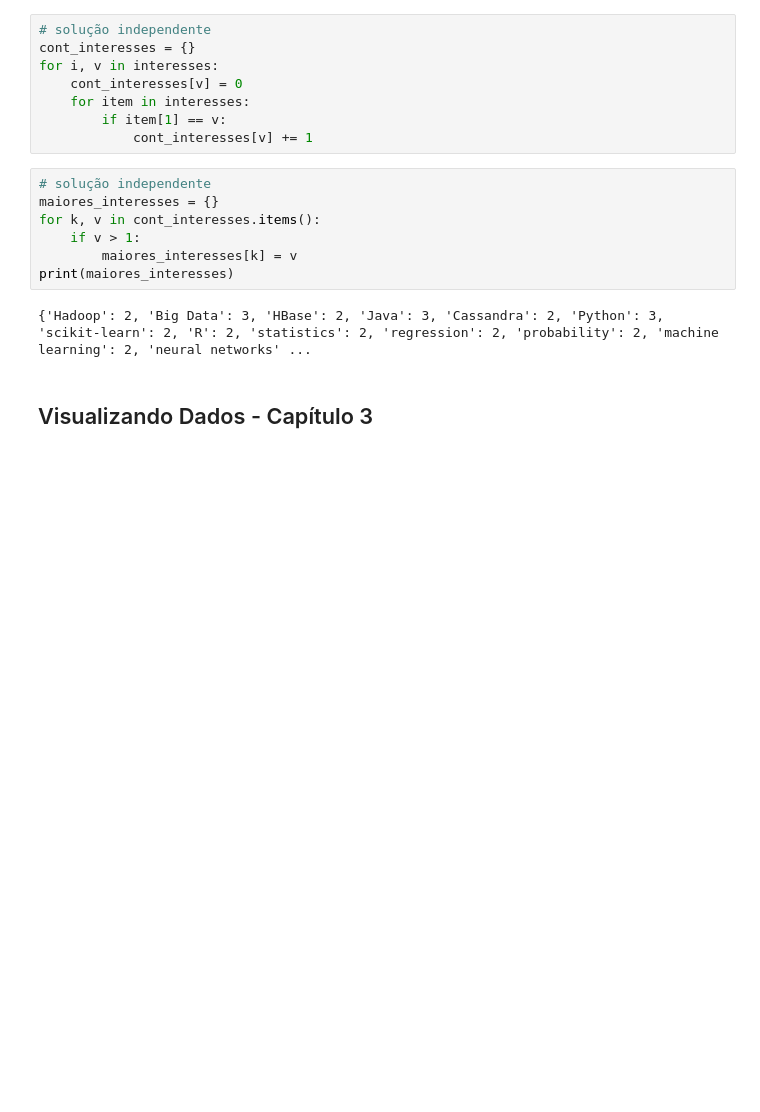
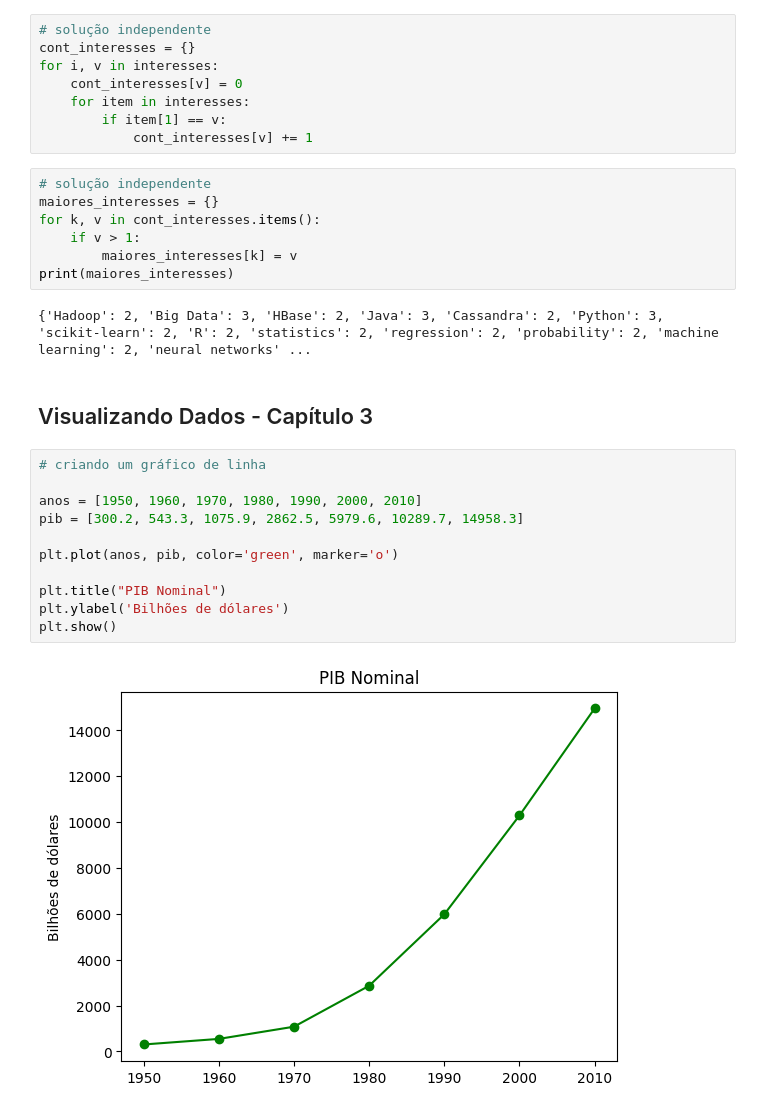
Before and after one commit to sarasantosdev/data_science_do_zero_estudos, a Jupyter notebook: data_science_do_zero_pratica.ipynb, the cells around one changed output. Cells and saved outputs as stored; diff of their text form; blank space fills up the shorter version.

Commit message:
visualizando dados

```diff
--- a/data_science_do_zero_pratica.ipynb
+++ b/data_science_do_zero_pratica.ipynb
@@ -216,3 +216,16 @@ print(maiores_interesses)
 {'Hadoop': 2, 'Big Data': 3, 'HBase': 2, 'Java': 3, 'Cassandra': 2, 'Python': 3, 'scikit-learn': 2, 'R': 2, 'statistics': 2, 'regression': 2, 'probability': 2, 'machine learning': 2, 'neural networks' ...
 # %% [markdown]
 ## Visualizando Dados - Capítulo 3
+# %%
+# criando um gráfico de linha
+
+anos = [1950, 1960, 1970, 1980, 1990, 2000, 2010]
+pib = [300.2, 543.3, 1075.9, 2862.5, 5979.6, 10289.7, 14958.3]
+
+plt.plot(anos, pib, color='green', marker='o')
+
+plt.title("PIB Nominal")
+plt.ylabel('Bilhões de dólares')
+plt.show()
+# %% [output]
+[figure, added]
```
Also changed, not shown: parts of 1 cell of this notebook.
